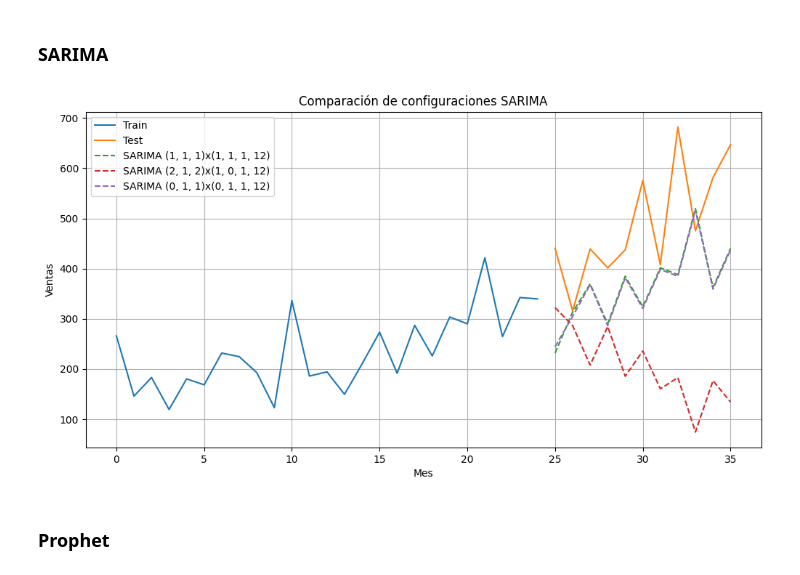
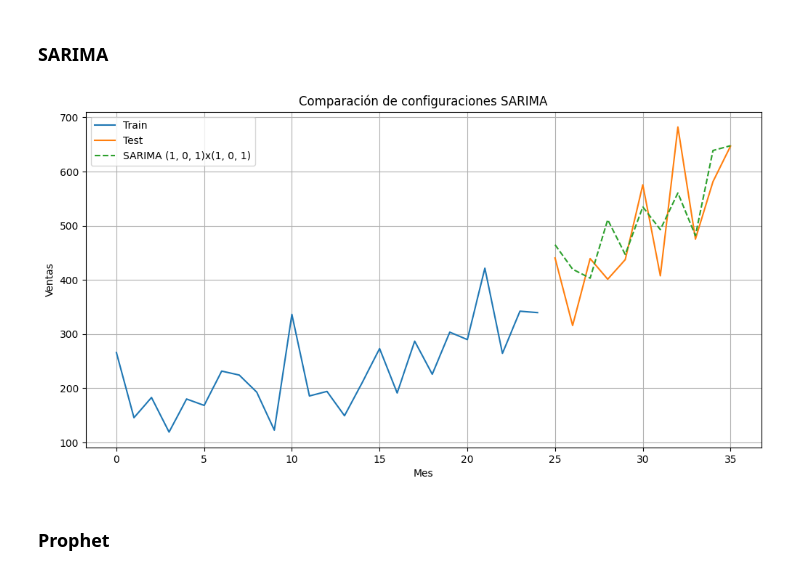
Before and after one commit to Fabiola-cc/Lab1_SeriesDeTiempo, a Jupyter notebook: ST_shampoo.ipynb, the cells around one changed output. Cells and saved outputs as stored; diff of their text form; code cells hidden in the pictures.

```diff
--- a/ST_shampoo.ipynb
+++ b/ST_shampoo.ipynb
@@ -9,20 +9,20 @@ import seaborn as sns
 ## Preparación
 # %%
 #Obtención de los df
-df = pd.read_csv('./shampoo.csv')
+data = pd.read_csv('./shampoo.csv')
 
 # Asumiendo que el primer año es 2001
 start_year = 2001
 # Convertimos "1-01" a "2001-01", "2-05" a "2002-05", etc.
-df['ParsedMonth'] = df['Month'].apply(lambda x: f"{start_year + int(x.split('-')[0]) - 1}-{x.split('-')[1]}")
+data['ParsedMonth'] = data['Month'].apply(lambda x: f"{start_year + int(x.split('-')[0]) - 1}-{x.split('-')[1]}")
 
 # Parseamos a datetime
-df['ParsedMonth'] = pd.to_datetime(df['ParsedMonth'], format='%Y-%m')
+data['ParsedMonth'] = pd.to_datetime(data['ParsedMonth'], format='%Y-%m')
 
-# Separación de los df train/test
-train_size = int(len(df) * 0.7)
-train_data = df[0:train_size]
-test_data = df[train_size:len(df)]
+# Separación de los data train/test
+train_size = int(len(data) * 0.7)
+train_data = data[0:train_size]
+test_data = data[train_size:len(data)]
 # %% [markdown]
 ## Análisis exploratorio
 # %%
@@ -51,13 +52,12 @@ Algunos picos muy pronunciados podrían indicar meses especiales o campañas.
 from statsmodels.tsa.seasonal import seasonal_decompose
 
 # Usar la columna con fecha como índice
-df_ts = df.set_index('ParsedMonth')
+df_ts = data.set_index('ParsedMonth')
 
 # Descomposición aditiva
 result = seasonal_decompose(df_ts['Sales'], model='additive', period=12)
 
 # Graficar la descomposición
-%matplotlib inline
 result.plot()
 plt.suptitle('Descomposición aditiva de la serie de tiempo', fontsize=14)
 plt.tight_layout()
@@ -162,43 +182,66 @@ plt.show()
 # %% [markdown]
 ### SARIMA
 # %%
+import itertools
 from statsmodels.tsa.statespace.sarimax import SARIMAX
 
-# Lista de configuraciones SARIMA a probar: ((p,d,q), (P,D,Q,s))
-param_combinations = [
-    ((1, 1, 1), (1, 1, 1, 12)),
-    ((2, 1, 2), (1, 0, 1, 12)),
-    ((0, 1, 1), (0, 1, 1, 12))
-]
+# Definir los rangos
+p = d = q = range(0, 3)
+P = D = Q = range(0, 2)
+seasonal_period = 12
+
+# Combinaciones posibles de (p,d,q) y (P,D,Q,s)
+param_combinations = list(itertools.product(p, d, q))
+seasonal_combinations = list(itertools.product(P, D, Q))
+
+# Para guardar resultados
+sarima_results = []
+
+for param in param_combinations:
+    for seasonal in seasonal_combinations:
+        try:
+            model = SARIMAX(train_data['Sales'],
+                            order=param,
+                            seasonal_order=(seasonal[0], seasonal[1], seasonal[2], seasonal_period),
+                            enforce_stationarity=False,
+                            enforce_invertibility=False)
+            result = model.fit(disp=False)
+            forecast = result.forecast(steps=len(test_data))
+
+            rmse = np.sqrt(mean_squared_error(test_data['Sales'], forecast))
+            mae = mean_absolute_error(test_data['Sales'], forecast)
+
+            sarima_results.append({
+                'params': param,
+                'seasonal': seasonal,
+                'RMSE': rmse,
+                'MAE': mae,
+                'predicciones': forecast
+            })
+        except:
+            continue
+
+# Convertir a DataFrame y obtener el mejor
+sarima_df = pd.DataFrame(sarima_results)
+best_sarima = sarima_df.sort_values(by='RMSE').iloc[0]
 
 # Gráfico base con datos reales
 plt.figure(figsize=(12, 6))
 plt.plot(train_data.index, train_data['Sales'], label='Train')
 plt.plot(test_data.index, test_data['Sales'], label='Test')
 
-# Probar cada combinación
-for i, (order, seasonal_order) in enumerate(param_combinations):
-    modelo = SARIMAX(train_data['Sales'],
-                     order=order,
-                     seasonal_order=seasonal_order,
-                     enforce_stationarity=False,
-                     enforce_invertibility=False)
-
-    modelo_ajustado = modelo.fit(disp=False)
-    predicciones = modelo_ajustado.get_forecast(steps=len(test_data)).predicted_mean
-
-    label = f"SARIMA {order}x{seasonal_order}"
-    plt.plot(test_data.index, predicciones, linestyle='--', label=label)
+label = f"SARIMA {best_sarima['params']}x{best_sarima['seasonal']}"
+plt.plot(test_data.index, best_sarima['predicciones'], linestyle='--', label=label)
 
 # Personalización del gráfico
 plt.title("Comparación de configuraciones SARIMA")
 plt.xlabel("Mes")
 plt.ylabel("Ventas")
 plt.legend()
 plt.grid(True)
 plt.show()
 # %% [output]
-[figure, old version]
+[figure, new version]
 # %% [markdown]
 ### Prophet
 # %%
```
Also changed, not shown: parts of 9 cells of this notebook.
